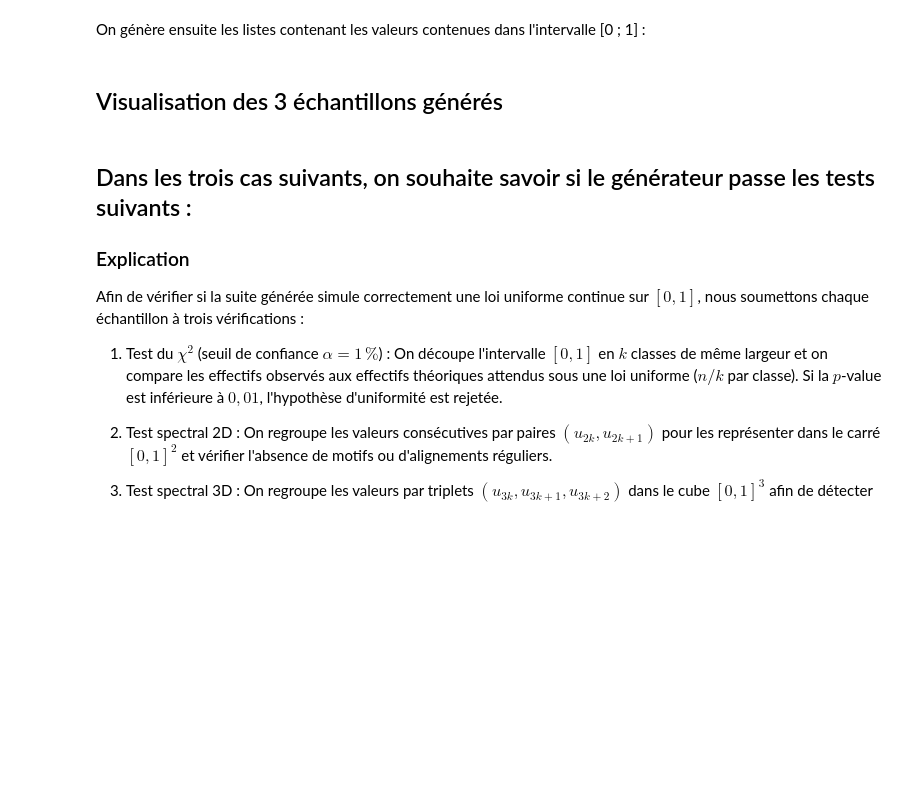
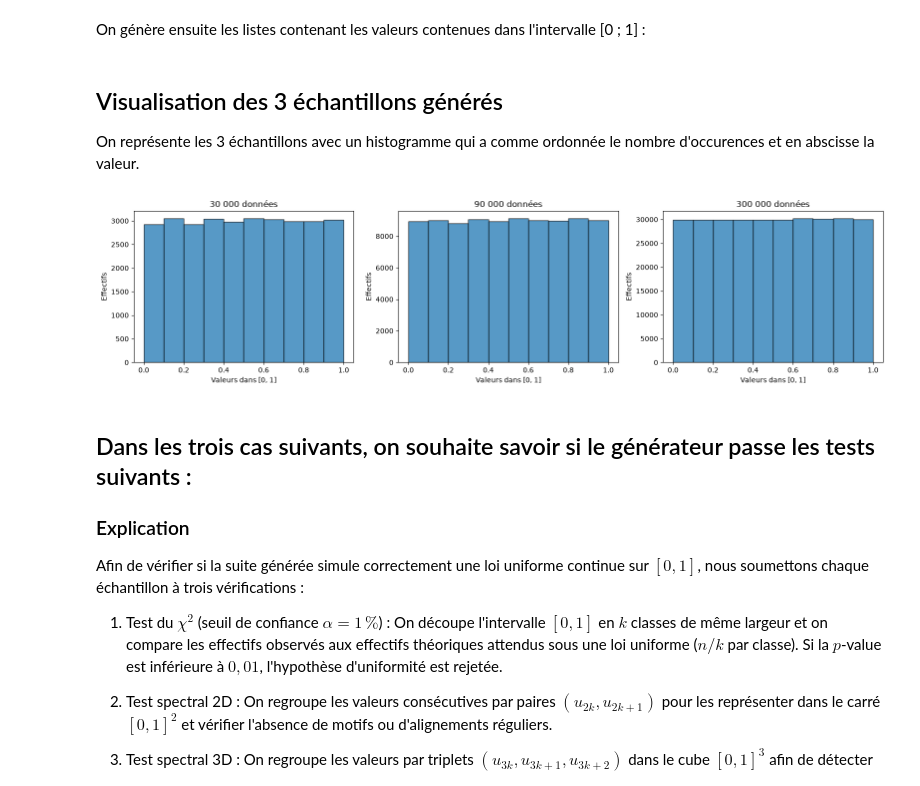
Before and after one commit to ZerChicken/GCL-Randu, a Jupyter notebook: projet.ipynb, the cells around one changed output. Saved outputs shown, nothing was run; the diff lists cells and outputs as text; code cells hidden in the pictures; blank space fills up the shorter version.

```diff
--- a/projet.ipynb
+++ b/projet.ipynb
@@ -68,21 +68,28 @@ nonante_mille_donnees    =  mettre_GCL_entre_0_et_1(GCL_Randu(90*1000))
 trois_cent_mille_donnees =  mettre_GCL_entre_0_et_1(GCL_Randu(300*1000))
 # %% [markdown]
 ## Visualisation des 3 échantillons générés
+
+On représente les 3 échantillons avec un histogramme qui a comme ordonnée le nombre d'occurences et en abscisse la valeur.
 # %%
 fig, axes = plt.subplots(1, 3, figsize=(16, 4))
 
+#chaque barre mesure les effectifs entre x/10 et (x+1)/10  avec x dans [0;9]
+bornes = [k / 10 for k in range(11)]
+
 def representer(ax, donnees: list[float], titre: str):
-    ax.hist(donnees, bins=10, range=(0, 1), edgecolor='black', alpha=0.75)
+    ax.hist(donnees, bins=bornes, edgecolor='black', alpha=0.75)
     ax.set_title(titre)
     ax.set_xlabel("Valeurs dans [0, 1]")
     ax.set_ylabel("Effectifs")
 
 representer(axes[0], trente_mille_donnees, "30 000 données")
 representer(axes[1], nonante_mille_donnees, "90 000 données")
 representer(axes[2], trois_cent_mille_donnees, "300 000 données")
 
 plt.tight_layout()
 plt.show()
+# %% [output]
+[figure, added]
 # %% [markdown]
 ## Dans les trois cas suivants, on souhaite savoir si le générateur passe les tests suivants :
 
```
Also changed, not shown: parts of 5 cells of this notebook.
